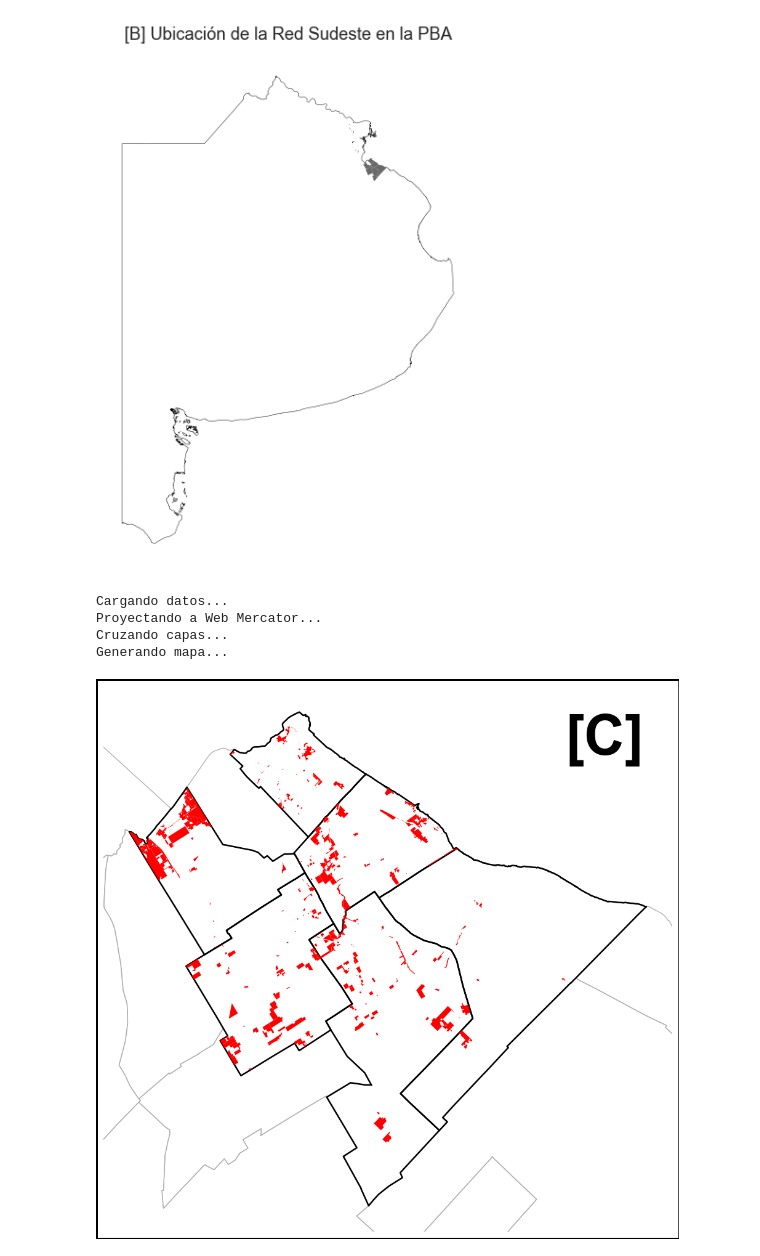
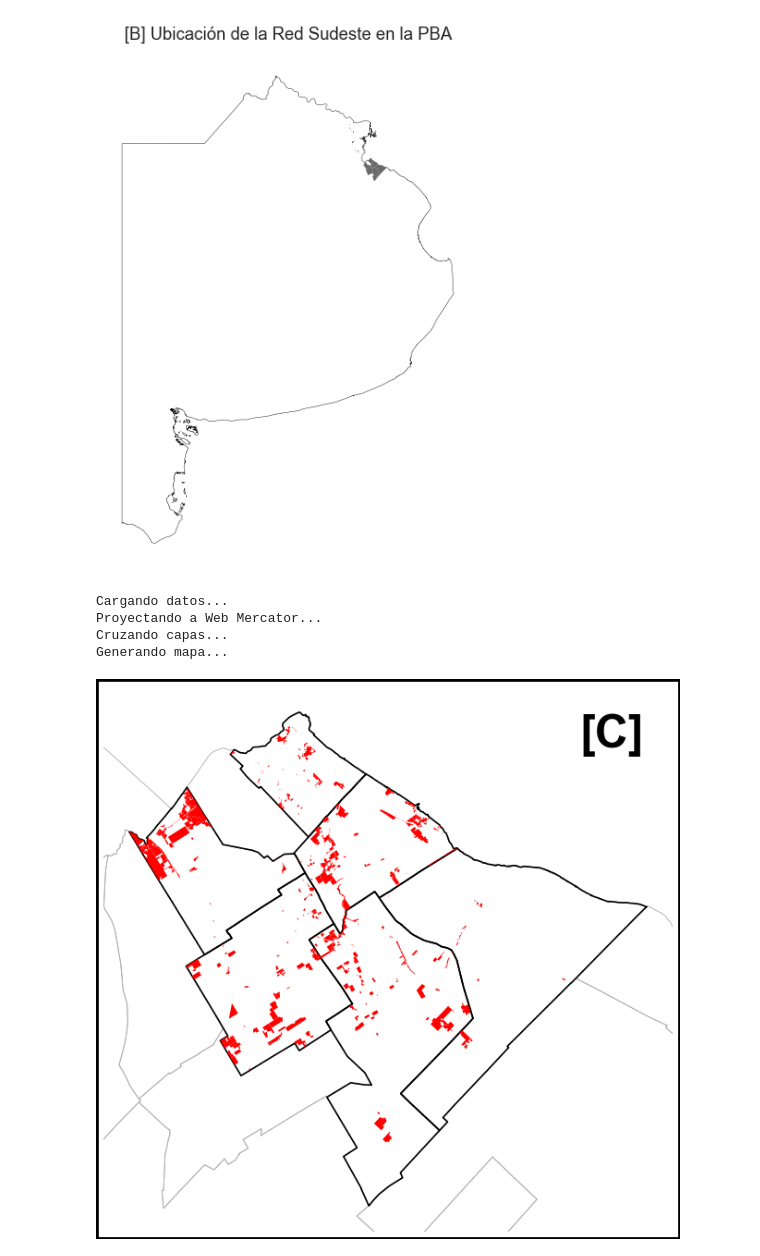
Before and after one commit to micagonzdark/RedesHospitales, a Jupyter notebook: notebooks/06_JAIIO_mapas.ipynb, the cells around one changed output. Drawn from its saved outputs; the diff is of its cells as text; code cells hidden in the pictures.

```diff
--- a/notebooks/06_JAIIO_mapas.ipynb
+++ b/notebooks/06_JAIIO_mapas.ipynb
@@ -215,9 +221,6 @@ plt.show()
 
 # RE.NA.BA.P
 # %%
-import geopandas as gpd
-import matplotlib.pyplot as plt
-import matplotlib.patches as patches
 
 # ==============================================================================
 # CONFIGURACIÓN Y CARGA DE DATOS
@@ -278,7 +281,7 @@ barrios_enfoque = gpd.clip(barrios, sudeste)
 # 4. GRAFICACIÓN EXACTA A LA IMAGEN
 # ==============================================================================
 print("Generando mapa...")
-fig, ax = plt.subplots(figsize=(8, 8), dpi=120)
+fig, ax = plt.subplots(figsize=(8, 8), dpi=80)
 
 # A. Municipios de fondo (Gris clarito)
 pba.plot(
@@ -312,33 +315,33 @@ barrios_enfoque.plot(
 ax.axis("off")
 
 # Hacemos zoom en la zona de la red sudeste
 minx, miny, maxx, maxy = sudeste.total_bounds
 margen = 0.05 * (maxx - minx) # 5% de margen
 ax.set_xlim(minx - margen, maxx + margen)
 ax.set_ylim(miny - margen, maxy + margen)
 
 # Agregamos la letra [C] arriba a la derecha (estilo igual a tu imagen)
 ax.text(
     0.95, 0.95,
     "[C]",
     transform=ax.transAxes,
-    fontsize=55,           # Bien grande
+    fontsize=45,           # Bien grande
     fontweight="bold",
     color="black",         # Letra negra
     ha="right",
     va="top",
     zorder=4
 )
 
-# El marco negro alrededor de toda la imagen (opcional pero está en tu foto)
+# El marco negro alrededor de toda la imagen
 fig.patch.set_linewidth(3)
 fig.patch.set_edgecolor('black')
 
 plt.tight_layout()
 plt.show()
 # %% [output]
 Cargando datos...
 Proyectando a Web Mercator...
 Cruzando capas...
 Generando mapa...
-[figure, old version]
+[figure, new version]
```
Also changed, not shown: parts of 3 cells of this notebook, 2 other files.
